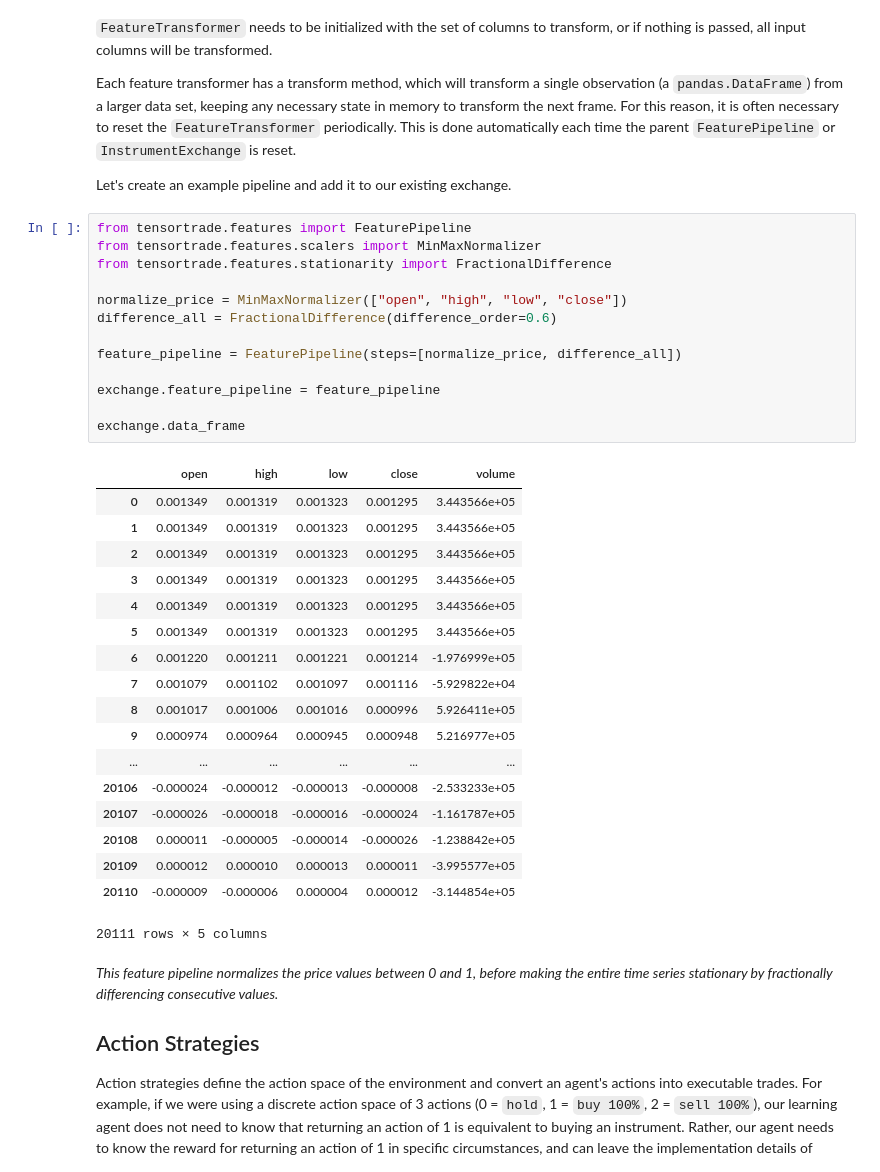
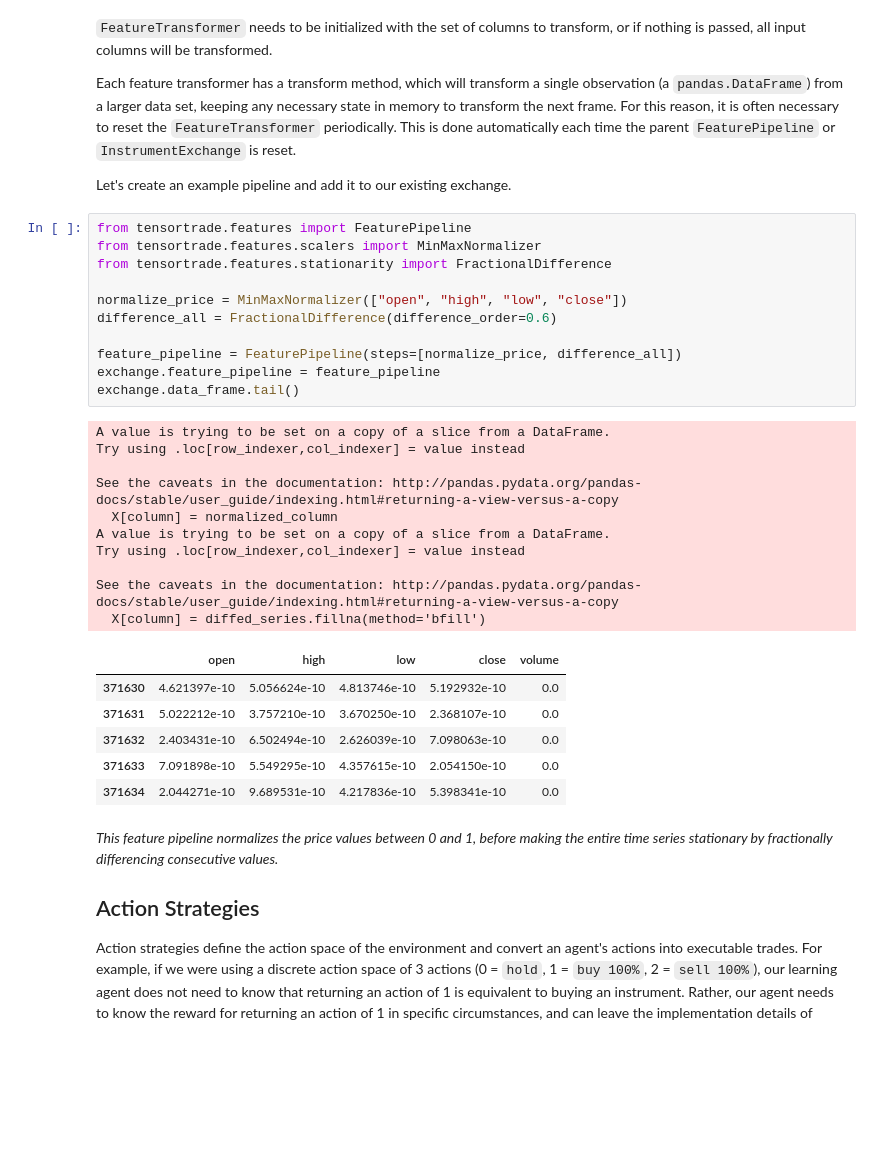
Before and after one commit to carlomigs/tensortrade, a Jupyter notebook: examples/migs_TensorTrade_Tutorial.ipynb, the cells around one changed output. Cells and saved outputs as stored; diff of their text form; blank space fills up the shorter version.

```diff
--- a/examples/migs_TensorTrade_Tutorial.ipynb
+++ b/examples/migs_TensorTrade_Tutorial.ipynb
@@ -136,35 +173,31 @@ Let's create an example pipeline and add it to our existing exchange.
 # %%
 from tensortrade.features import FeaturePipeline
 from tensortrade.features.scalers import MinMaxNormalizer
 from tensortrade.features.stationarity import FractionalDifference
 
 normalize_price = MinMaxNormalizer(["open", "high", "low", "close"])
 difference_all = FractionalDifference(difference_order=0.6)
 
 feature_pipeline = FeaturePipeline(steps=[normalize_price, difference_all])
-
 exchange.feature_pipeline = feature_pipeline
-
-exchange.data_frame
+exchange.data_frame.tail()
 # %% [output]
+A value is trying to be set on a copy of a slice from a DataFrame.
+Try using .loc[row_indexer,col_indexer] = value instead
+
+See the caveats in the documentation: http://pandas.pydata.org/pandas-docs/stable/user_guide/indexing.html#returning-a-view-versus-a-copy
+  X[column] = normalized_column
+A value is trying to be set on a copy of a slice from a DataFrame.
+Try using .loc[row_indexer,col_indexer] = value instead
+
+See the caveats in the documentation: http://pandas.pydata.org/pandas-docs/stable/user_guide/indexing.html#returning-a-view-versus-a-copy
+  X[column] = diffed_series.fillna(method='bfill')
 |  | open | high | low | close | volume |
-| 0 | 0.001349 | 0.001319 | 0.001323 | 0.001295 | 3.443566e+05 |
-| 1 | 0.001349 | 0.001319 | 0.001323 | 0.001295 | 3.443566e+05 |
-| 2 | 0.001349 | 0.001319 | 0.001323 | 0.001295 | 3.443566e+05 |
-| 3 | 0.001349 | 0.001319 | 0.001323 | 0.001295 | 3.443566e+05 |
-| 4 | 0.001349 | 0.001319 | 0.001323 | 0.001295 | 3.443566e+05 |
-| 5 | 0.001349 | 0.001319 | 0.001323 | 0.001295 | 3.443566e+05 |
-| 6 | 0.001220 | 0.001211 | 0.001221 | 0.001214 | -1.976999e+05 |
-| 7 | 0.001079 | 0.001102 | 0.001097 | 0.001116 | -5.929822e+04 |
-| 8 | 0.001017 | 0.001006 | 0.001016 | 0.000996 | 5.926411e+05 |
-| 9 | 0.000974 | 0.000964 | 0.000945 | 0.000948 | 5.216977e+05 |
-| ... | ... | ... | ... | ... | ... |
-| 20106 | -0.000024 | -0.000012 | -0.000013 | -0.000008 | -2.533233e+05 |
-| 20107 | -0.000026 | -0.000018 | -0.000016 | -0.000024 | -1.161787e+05 |
-| 20108 | 0.000011 | -0.000005 | -0.000014 | -0.000026 | -1.238842e+05 |
-| 20109 | 0.000012 | 0.000010 | 0.000013 | 0.000011 | -3.995577e+05 |
-| 20110 | -0.000009 | -0.000006 | 0.000004 | 0.000012 | -3.144854e+05 |
+| 371630 | 4.621397e-10 | 5.056624e-10 | 4.813746e-10 | 5.192932e-10 | 0.0 |
+| 371631 | 5.022212e-10 | 3.757210e-10 | 3.670250e-10 | 2.368107e-10 | 0.0 |
+| 371632 | 2.403431e-10 | 6.502494e-10 | 2.626039e-10 | 7.098063e-10 | 0.0 |
+| 371633 | 7.091898e-10 | 5.549295e-10 | 4.357615e-10 | 2.054150e-10 | 0.0 |
+| 371634 | 2.044271e-10 | 9.689531e-10 | 4.217836e-10 | 5.398341e-10 | 0.0 |
-20111 rows × 5 columns
 # %% [markdown]
 _This feature pipeline normalizes the price values between 0 and 1, before making the entire time series stationary by fractionally differencing consecutive values._
 
```
Also changed, not shown: parts of 18 cells of this notebook.
